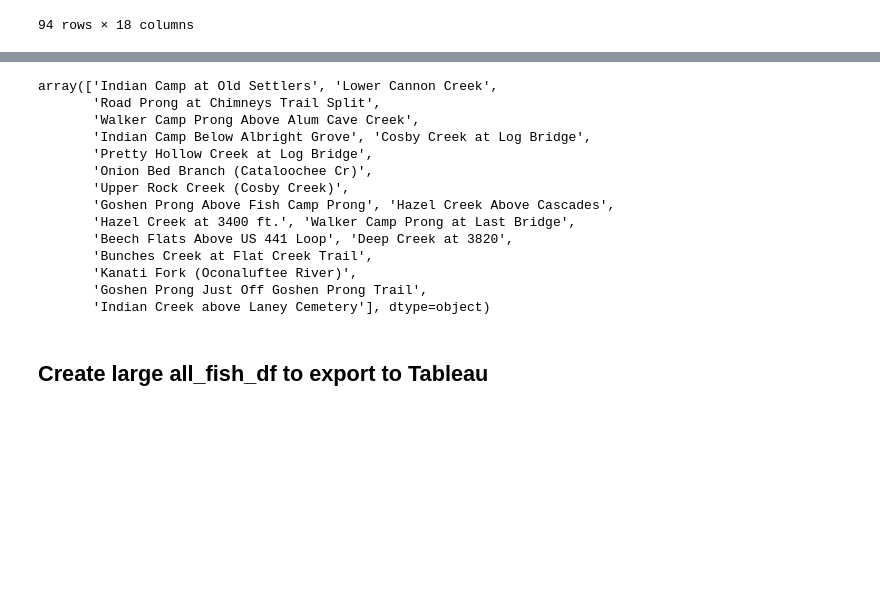
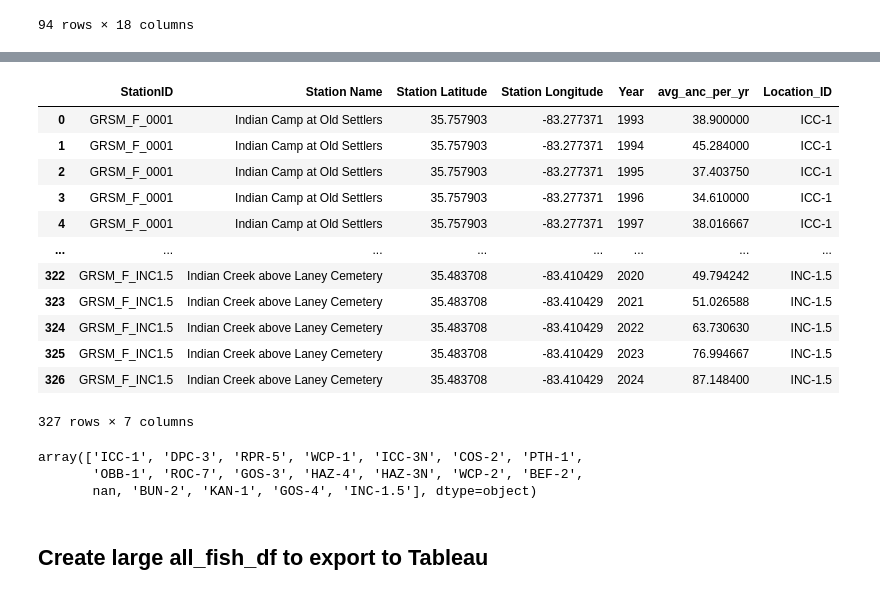
Before and after one commit to KarenBoles/Capstone-DA14, a Jupyter notebook: notebooks/Trout_Condition_Capstone.ipynb, the cells around one changed output, grey strips where cells are left out. Saved outputs shown, nothing was run; the diff lists cells and outputs as text; code cells hidden in the pictures; blank space fills up the shorter version.

```diff
--- a/notebooks/Trout_Condition_Capstone.ipynb
+++ b/notebooks/Trout_Condition_Capstone.ipynb
@@ -297,20 +306,26 @@ station_anc_df
+# %%
+station_anc_df['Location_ID']=station_anc_df['StationID'].map(loc_match)
+station_anc_df
+# %% [output]
+|  | StationID | Station Name | Station Latitude | Station Longitude | Year | avg_anc_per_yr | Location_ID |
+| 0 | GRSM_F_0001 | Indian Camp at Old Settlers | 35.757903 | -83.277371 | 1993 | 38.900000 | ICC-1 |
+| 1 | GRSM_F_0001 | Indian Camp at Old Settlers | 35.757903 | -83.277371 | 1994 | 45.284000 | ICC-1 |
+| 2 | GRSM_F_0001 | Indian Camp at Old Settlers | 35.757903 | -83.277371 | 1995 | 37.403750 | ICC-1 |
+| 3 | GRSM_F_0001 | Indian Camp at Old Settlers | 35.757903 | -83.277371 | 1996 | 34.610000 | ICC-1 |
+| 4 | GRSM_F_0001 | Indian Camp at Old Settlers | 35.757903 | -83.277371 | 1997 | 38.016667 | ICC-1 |
+| ... | ... | ... | ... | ... | ... | ... | ... |
+| 322 | GRSM_F_INC1.5 | Indian Creek above Laney Cemetery | 35.483708 | -83.410429 | 2020 | 49.794242 | INC-1.5 |
+| 323 | GRSM_F_INC1.5 | Indian Creek above Laney Cemetery | 35.483708 | -83.410429 | 2021 | 51.026588 | INC-1.5 |
+| 324 | GRSM_F_INC1.5 | Indian Creek above Laney Cemetery | 35.483708 | -83.410429 | 2022 | 63.730630 | INC-1.5 |
+| 325 | GRSM_F_INC1.5 | Indian Creek above Laney Cemetery | 35.483708 | -83.410429 | 2023 | 76.994667 | INC-1.5 |
+| 326 | GRSM_F_INC1.5 | Indian Creek above Laney Cemetery | 35.483708 | -83.410429 | 2024 | 87.148400 | INC-1.5 |
+327 rows × 7 columns
 # %%
-station_anc_df['Station Name'].unique()
+station_anc_df['Location_ID'].unique()
 # %% [output]
-array(['Indian Camp at Old Settlers', 'Lower Cannon Creek',
-       'Road Prong at Chimneys Trail Split',
-       'Walker Camp Prong Above Alum Cave Creek',
-       'Indian Camp Below Albright Grove', 'Cosby Creek at Log Bridge',
-       'Pretty Hollow Creek at Log Bridge',
-       'Onion Bed Branch (Cataloochee Cr)',
-       'Upper Rock Creek (Cosby Creek)',
-       'Goshen Prong Above Fish Camp Prong', 'Hazel Creek Above Cascades',
-       'Hazel Creek at 3400 ft.', 'Walker Camp Prong at Last Bridge',
-       'Beech Flats Above US 441 Loop', 'Deep Creek at 3820',
-       'Bunches Creek at Flat Creek Trail',
-       'Kanati Fork (Oconaluftee River)',
-       'Goshen Prong Just Off Goshen Prong Trail',
-       'Indian Creek above Laney Cemetery'], dtype=object)
+array(['ICC-1', 'DPC-3', 'RPR-5', 'WCP-1', 'ICC-3N', 'COS-2', 'PTH-1',
+       'OBB-1', 'ROC-7', 'GOS-3', 'HAZ-4', 'HAZ-3N', 'WCP-2', 'BEF-2',
+       nan, 'BUN-2', 'KAN-1', 'GOS-4', 'INC-1.5'], dtype=object)
 # %% [markdown]
 ## Create large all_fish_df to export to Tableau
 # %%
```
Also changed, not shown: parts of 12 cells of this notebook.
